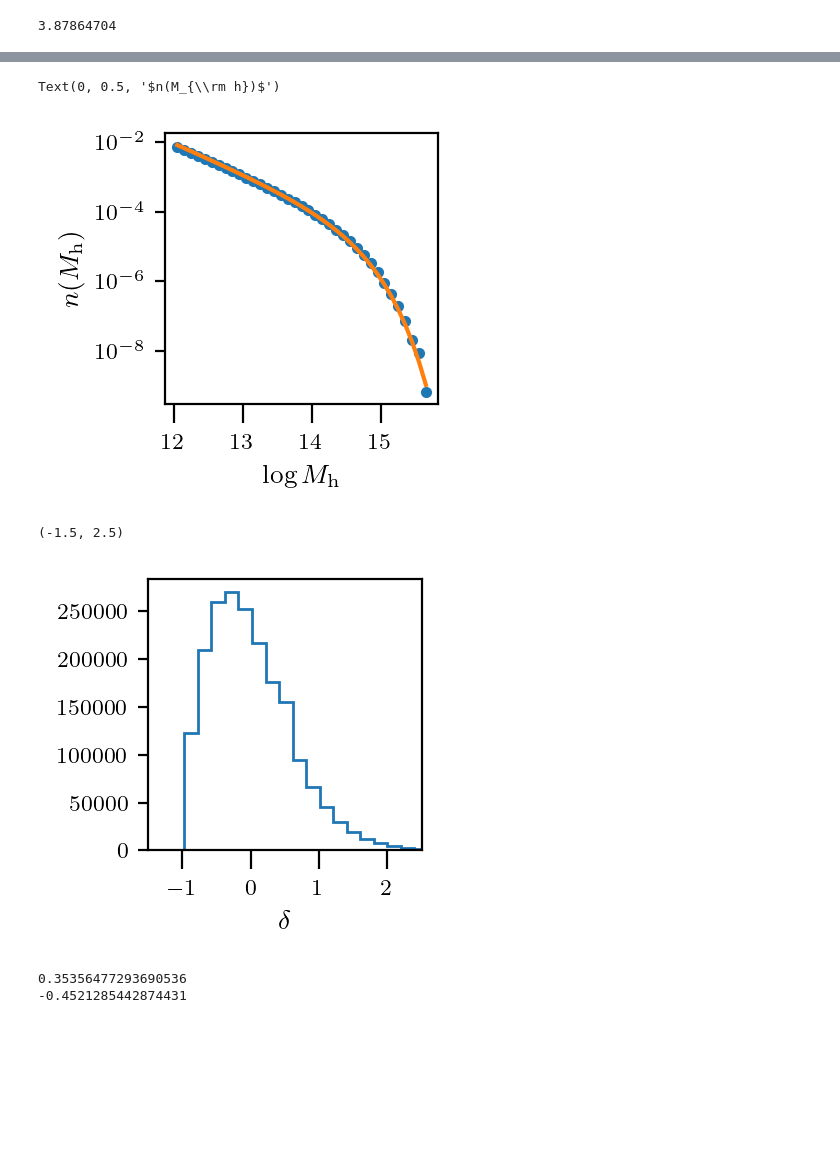
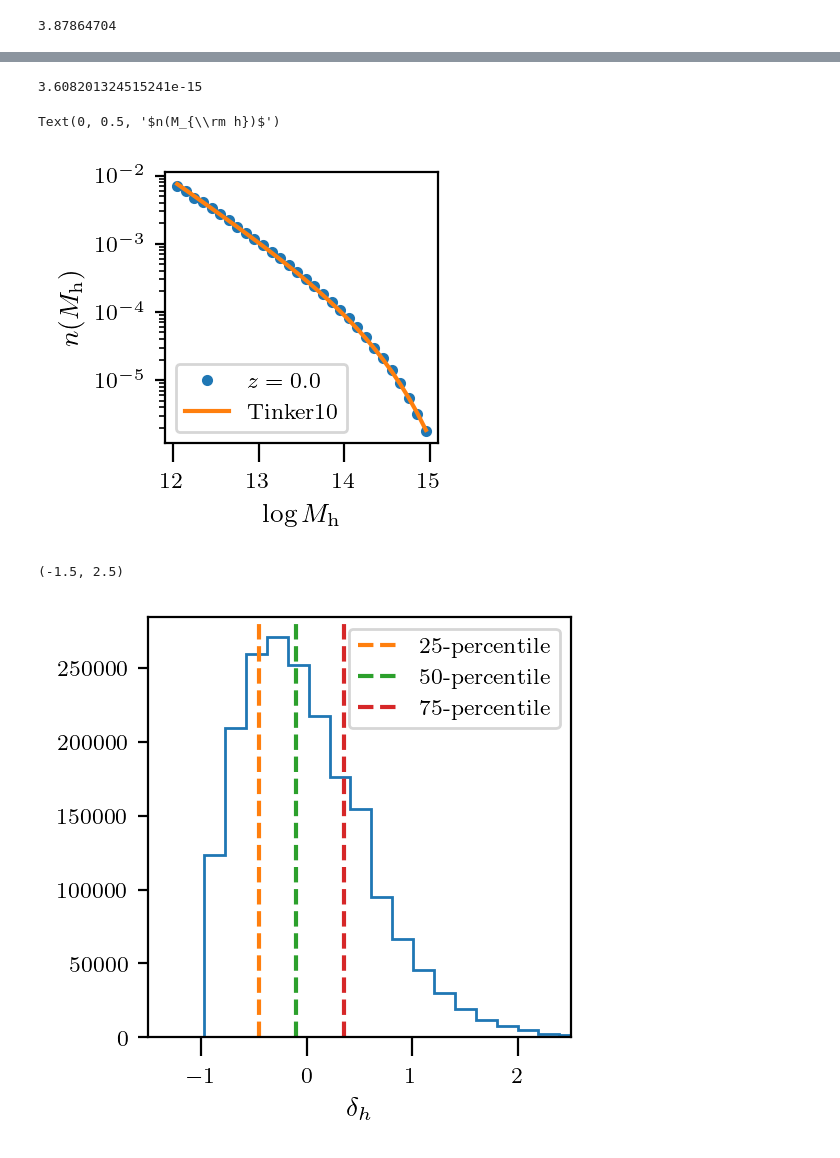
Before and after one commit to divyarana-cosmo/halo_bias, a Jupyter notebook: hmf_environment_dep.ipynb, the cells around one changed output, grey strips where cells are left out. Saved outputs shown, nothing was run; the diff lists cells and outputs as text; code cells hidden in the pictures; blank space fills up the shorter version.

```diff
--- a/hmf_environment_dep.ipynb
+++ b/hmf_environment_dep.ipynb
@@ -41,11 +31,9 @@ print(len(dat['x'])/(lbox)**3)
 # %%
 def get_hmf(mharr, lbox=lbox):
     bins = np.linspace(12,15,31) # log Mvir bins
-    ibins = (np.log10(mharr) - 12)//(bins[1]-bins[0])
-    uqibins, counts = np.unique(ibins,return_counts=1)
-    # full hmf
-    xx = 12 + uqibins*(bins[1] - bins[0]) + (bins[1] - bins[0])*0.5
-    return xx, counts*1/(bins[1]-bins[0])*1/(lbox)**3
+    hist, binedgs = np.histogram(np.log10(mharr), bins=bins)
+    xx = (binedgs[1:] + binedgs[:-1])*0.5
+    return xx, hist/(lbox)**3/ (bins[1]-bins[0])
 # %%
 print(len(dat['x'])/(250)**3)
 # %% [output]
@@ -115,27 +97,38 @@ Text(0, 0.5, '$n(M_{\\rm h})$')
+# %%
+a = cc.cosmology(0.27,0.0,-1.0,0.0,0.0476,0.7,2.726,0.8228,0.96,np.log10(8.0),1.0)
+print(a.nofm(1e12,0.0))
+@np.vectorize
+def hmf_dens_dep(xx, norm, delta):
+    ans =  a.MF_TI10_dens_dep(10**xx,0.0,delta)*10**xx/np.log10(np.e) * 10.0**(norm)
+    return np.log10(ans)
+# %% [output]
+3.608201324515241e-15
 # %%
 xx, hmf = get_hmf(dat['mvir'], lbox)
 plt.subplot(3,3,1)
-plt.plot(xx, hmf, '.')
-mfunc = mass_function.massFunction(10**xx, 0.0, mdef = 'vir', model = 'tinker08', q_out = 'dndlnM')
-plt.plot(xx, mfunc/np.log10(np.e))
+plt.plot(xx, hmf, '.', label='$z=0.0$')
+yy = np.array([])
+for mm in 10**xx:
+    yy = np.append(yy,a.nofm(mm,0.0)*mm/np.log10(np.e))
+
+plt.plot(xx, yy, label='Tinker10')
+#plt.plot(xx, 10**hmf_dens_dep(xx, 0.0, 0.0), '--')
+plt.legend()
 plt.yscale('log')
 plt.xlabel(r'$\log M_{\rm h}$')
 plt.ylabel(r'$n(M_{\rm h})$')
 # %% [output]
 Text(0, 0.5, '$n(M_{\\rm h})$')
-[figure, old version]
+[figure, new version]
 # %%
-plt.subplot(3,3,1)
+plt.subplot(2,2,1)
 plt.hist(delta, histtype='step', bins=30);
-plt.xlabel('$\delta$')
+for cnt,xx in enumerate([25,50,75]):
+    plt.axvline(np.percentile(delta,xx), label='%s-percentile'%xx, ls='--', color='C%d'%(cnt+1) )
+plt.legend()
+plt.xlabel('$\delta_h$')
 plt.xlim(-1.5,2.5)
 # %% [output]
 (-1.5, 2.5)
-[figure, old version]
+[figure, new version]
-# %%
-print(np.percentile(delta,75))
-print(np.percentile(delta,25))
-# %% [output]
-0.35356477293690536
--0.4521285442874431
 # %%
```
Also changed, not shown: parts of 7 cells of this notebook.
